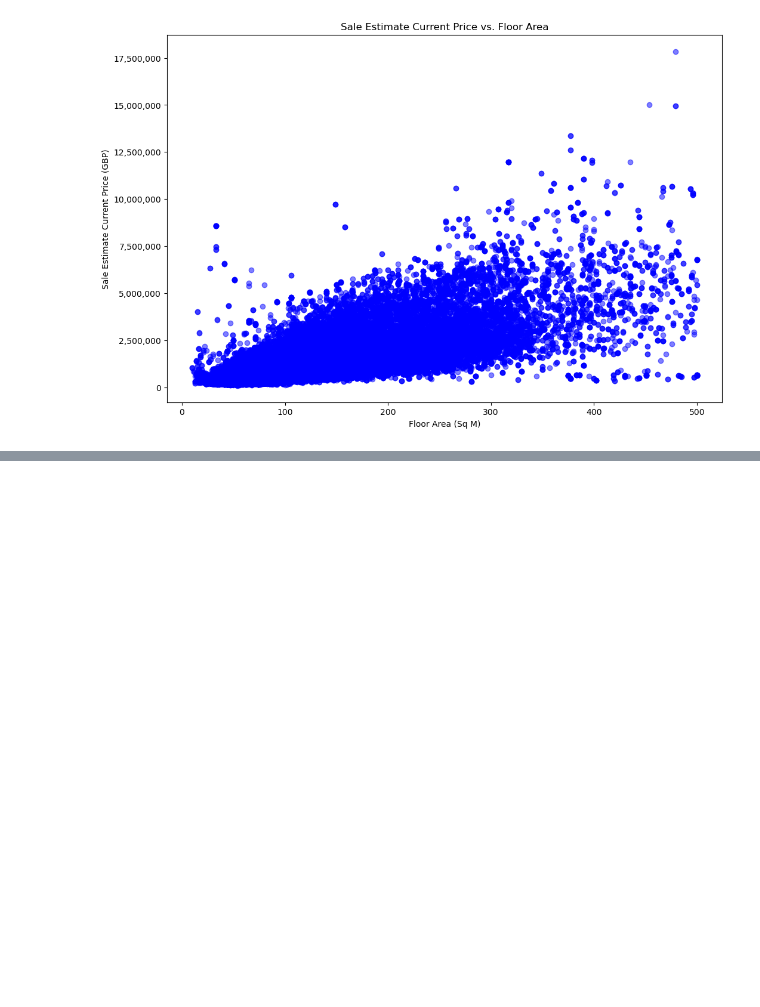
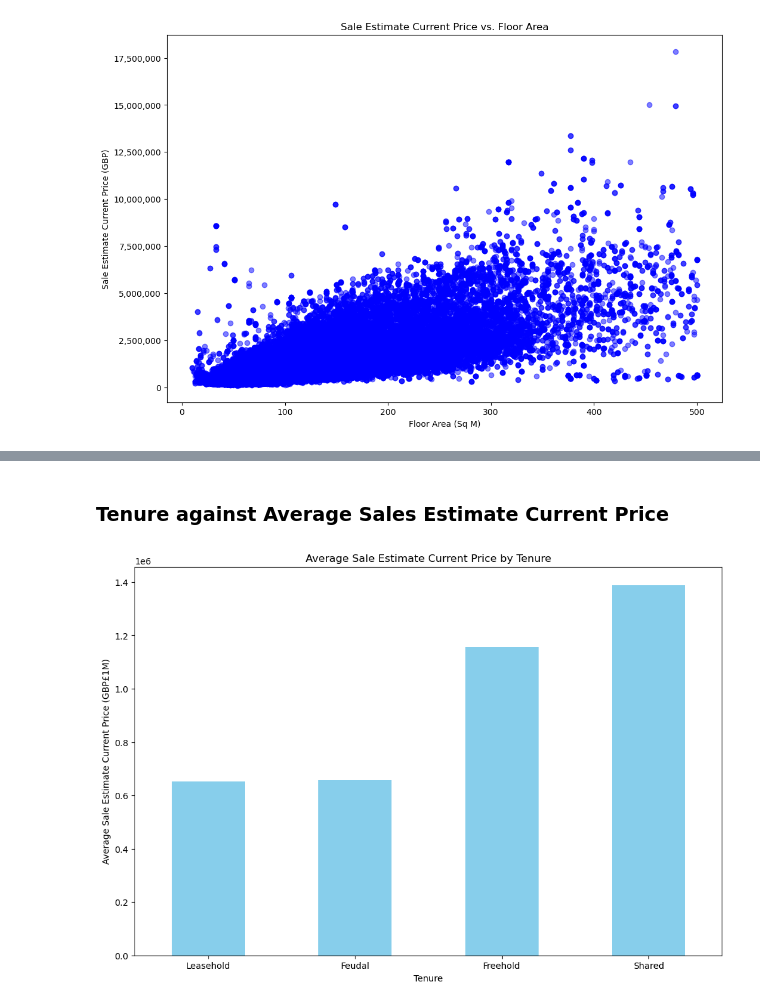
Before and after one commit to SanjayRaju2000/London-House-Price-Prediction, a Jupyter notebook: notebooks/02-eda.ipynb, the cells around one changed output, grey strips where cells are left out. Drawn from its saved outputs; the diff is of its cells as text; code cells hidden in the pictures; blank space fills up the shorter version.

```diff
--- a/notebooks/02-eda.ipynb
+++ b/notebooks/02-eda.ipynb
@@ -121,0 +293,21 @@ plt.show()
+# %% [markdown]
+### Tenure against Average Sales Estimate Current Price
+# %%
+# Calculating mean saleEstimate_currentPrice for each number of bathrooms
+tenure_prices = clean_house_df.groupby('tenure')['saleEstimate_currentPrice'].mean()
+
+# Sort the results by the sale estimate values in ascending order
+tenure_prices = tenure_prices.sort_values()
+
+# Plotting bar chart
+plt.figure(figsize=(12, 8))
+tenure_prices.plot(kind='bar', color='skyblue')
+plt.title('Average Sale Estimate Current Price by Tenure')
+plt.xlabel('Tenure')
+plt.ylabel('Average Sale Estimate Current Price (GBP£1M)')
+plt.xticks(rotation=0)
+
+# Show plot
+plt.show()
+# %% [output]
+[figure, added]
```
Also changed, not shown: parts of 39 cells of this notebook.
